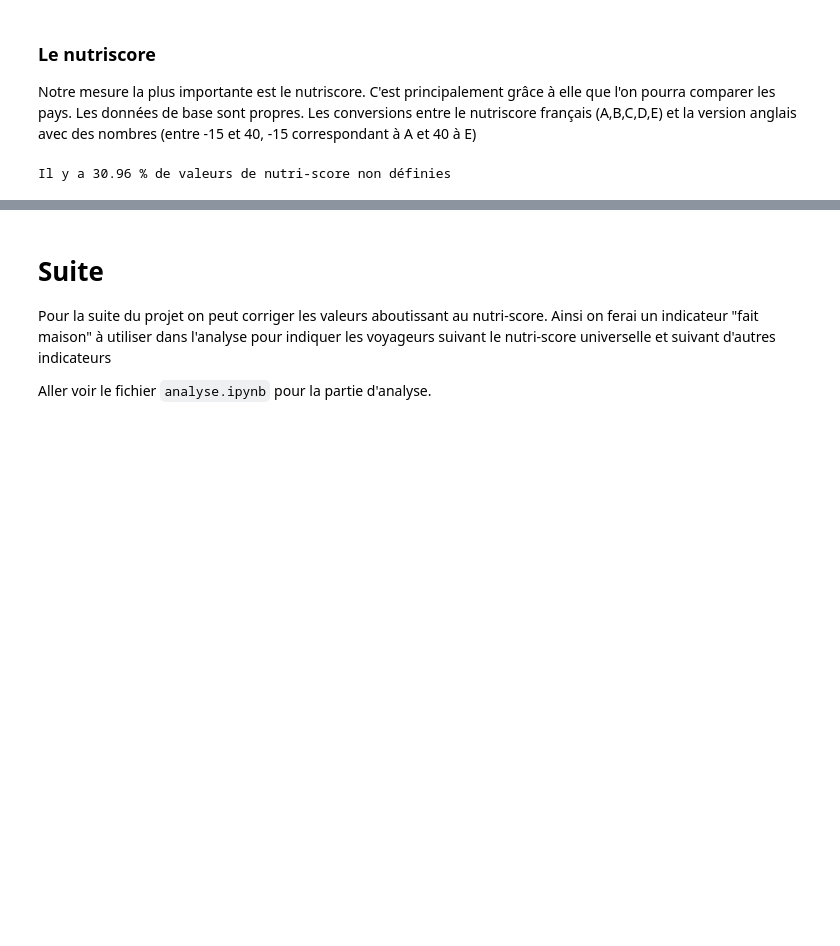
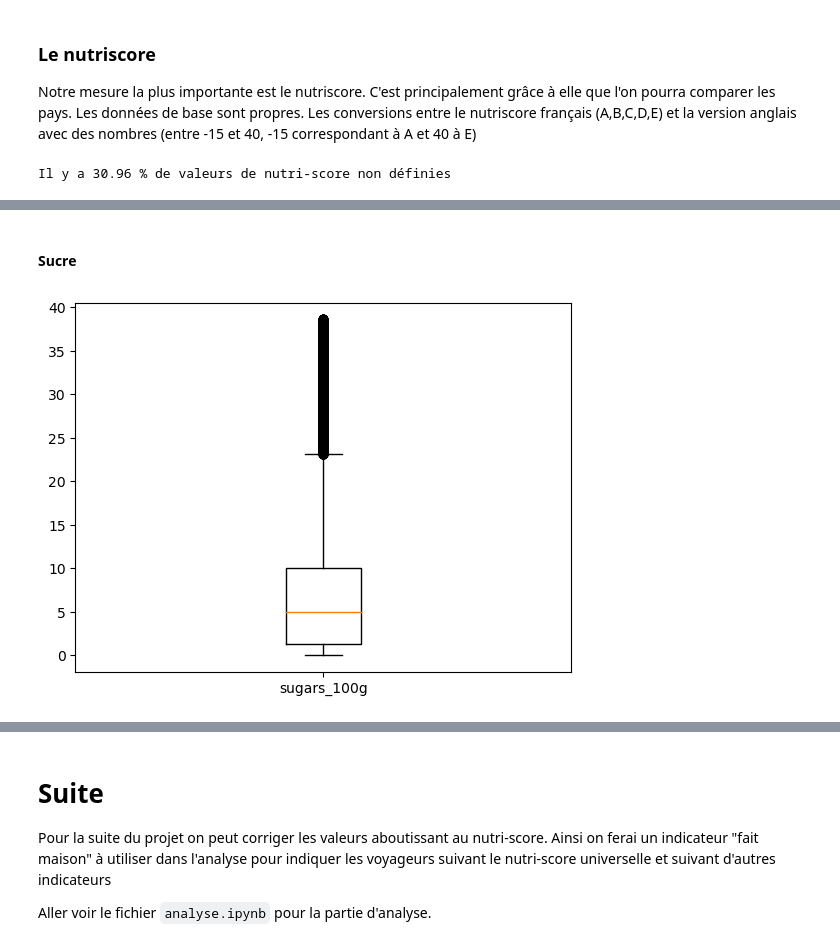
Before and after one commit to AlanBlanchet/SantePubliqueFrance, a Jupyter notebook: nettoyage.ipynb, the cells around one changed output, grey strips where cells are left out. Saved outputs shown, nothing was run; the diff lists cells and outputs as text; code cells hidden in the pictures; blank space fills up the shorter version.

```diff
--- a/nettoyage.ipynb
+++ b/nettoyage.ipynb
@@ -328,0 +349,11 @@ Sans valeurs abbérantes
+# %% [markdown]
+#### Sucre
+# %%
+quartiles = data["sugars_100g"].quantile([0.25, 0.75])
+ecart = quartiles[0.75] - quartiles[0.25]
+data = data[data["sugars_100g"] >= 0]
+data.loc[data["sugars_100g"] > (quartiles[0.75] + 1.5 * ecart), "sugars_100g"] = data["sugars_100g"].median()
+plt.boxplot(data["sugars_100g"], labels=["sugars_100g"])
+plt.show()
+# %% [output]
+[figure, added]
```
Also changed, not shown: parts of 18 cells of this notebook, 1 other file.
